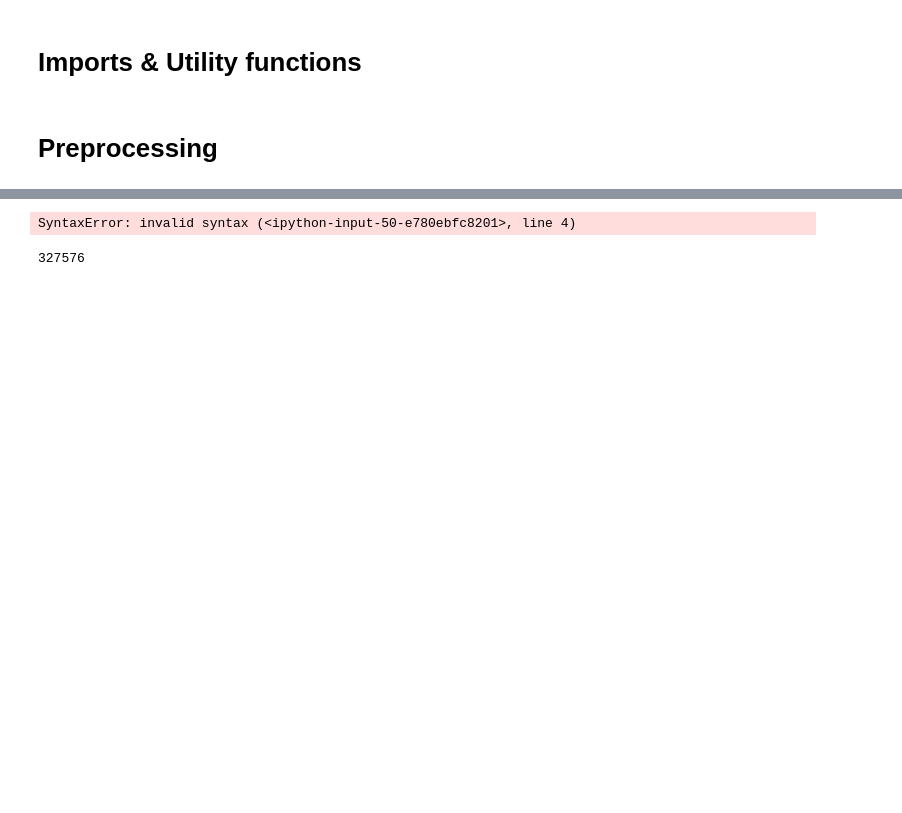
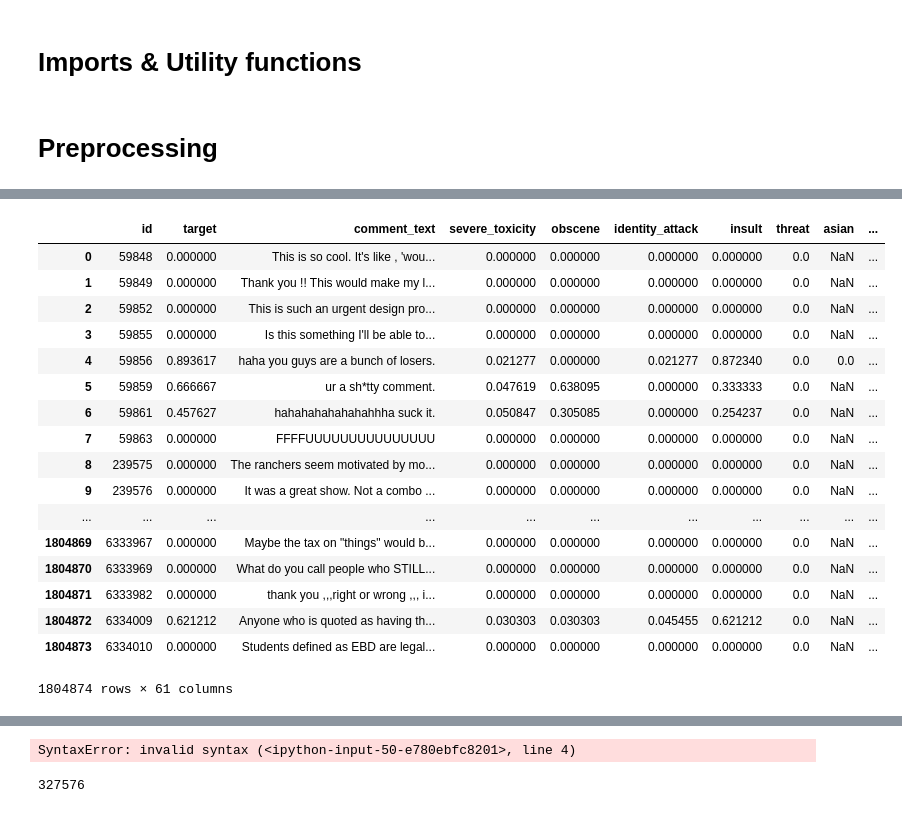
Before and after one commit to curtischong/kaggle_jigsaw, a Jupyter notebook: notebooks/simple-lstm-pytorch-with-batch-loading.ipynb, the cells around one changed output, grey strips where cells are left out. Saved outputs shown, nothing was run; the diff lists cells and outputs as text; code cells hidden in the pictures; blank space fills up the shorter version.

```diff
--- a/notebooks/simple-lstm-pytorch-with-batch-loading.ipynb
+++ b/notebooks/simple-lstm-pytorch-with-batch-loading.ipynb
@@ -386,0 +390,21 @@ Preprocessing data ...
+# %%
+train
+# %% [output]
+|  | id | target | comment_text | severe_toxicity | obscene | identity_attack | insult | threat | asian | ... |
+| 0 | 59848 | 0.000000 | This is so cool. It's like , 'wou... | 0.000000 | 0.000000 | 0.000000 | 0.000000 | 0.0 | NaN | ... |
+| 1 | 59849 | 0.000000 | Thank you !! This would make my l... | 0.000000 | 0.000000 | 0.000000 | 0.000000 | 0.0 | NaN | ... |
+| 2 | 59852 | 0.000000 | This is such an urgent design pro... | 0.000000 | 0.000000 | 0.000000 | 0.000000 | 0.0 | NaN | ... |
+| 3 | 59855 | 0.000000 | Is this something I'll be able to... | 0.000000 | 0.000000 | 0.000000 | 0.000000 | 0.0 | NaN | ... |
+| 4 | 59856 | 0.893617 | haha you guys are a bunch of losers. | 0.021277 | 0.000000 | 0.021277 | 0.872340 | 0.0 | 0.0 | ... |
+| 5 | 59859 | 0.666667 | ur a sh*tty comment. | 0.047619 | 0.638095 | 0.000000 | 0.333333 | 0.0 | NaN | ... |
+| 6 | 59861 | 0.457627 | hahahahahahahahhha suck it. | 0.050847 | 0.305085 | 0.000000 | 0.254237 | 0.0 | NaN | ... |
+| 7 | 59863 | 0.000000 | FFFFUUUUUUUUUUUUUUU | 0.000000 | 0.000000 | 0.000000 | 0.000000 | 0.0 | NaN | ... |
+| 8 | 239575 | 0.000000 | The ranchers seem motivated by mo... | 0.000000 | 0.000000 | 0.000000 | 0.000000 | 0.0 | NaN | ... |
+| 9 | 239576 | 0.000000 | It was a great show. Not a combo ... | 0.000000 | 0.000000 | 0.000000 | 0.000000 | 0.0 | NaN | ... |
+| ... | ... | ... | ... | ... | ... | ... | ... | ... | ... | ... |
+| 1804869 | 6333967 | 0.000000 | Maybe the tax on "things" would b... | 0.000000 | 0.000000 | 0.000000 | 0.000000 | 0.0 | NaN | ... |
+| 1804870 | 6333969 | 0.000000 | What do you call people who STILL... | 0.000000 | 0.000000 | 0.000000 | 0.000000 | 0.0 | NaN | ... |
+| 1804871 | 6333982 | 0.000000 | thank you ,,,right or wrong ,,, i... | 0.000000 | 0.000000 | 0.000000 | 0.000000 | 0.0 | NaN | ... |
+| 1804872 | 6334009 | 0.621212 | Anyone who is quoted as having th... | 0.030303 | 0.030303 | 0.045455 | 0.621212 | 0.0 | NaN | ... |
+| 1804873 | 6334010 | 0.000000 | Students defined as EBD are legal... | 0.000000 | 0.000000 | 0.000000 | 0.000000 | 0.0 | NaN | ... |
+1804874 rows × 61 columns
```
Also changed, not shown: parts of 11 cells of this notebook, 16 other files.
